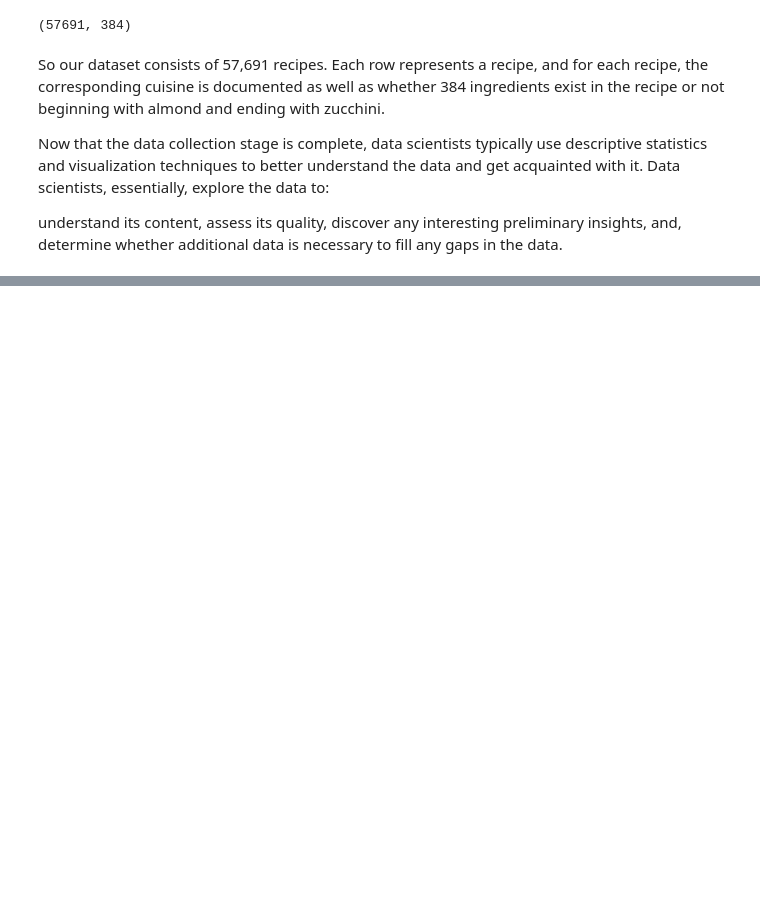
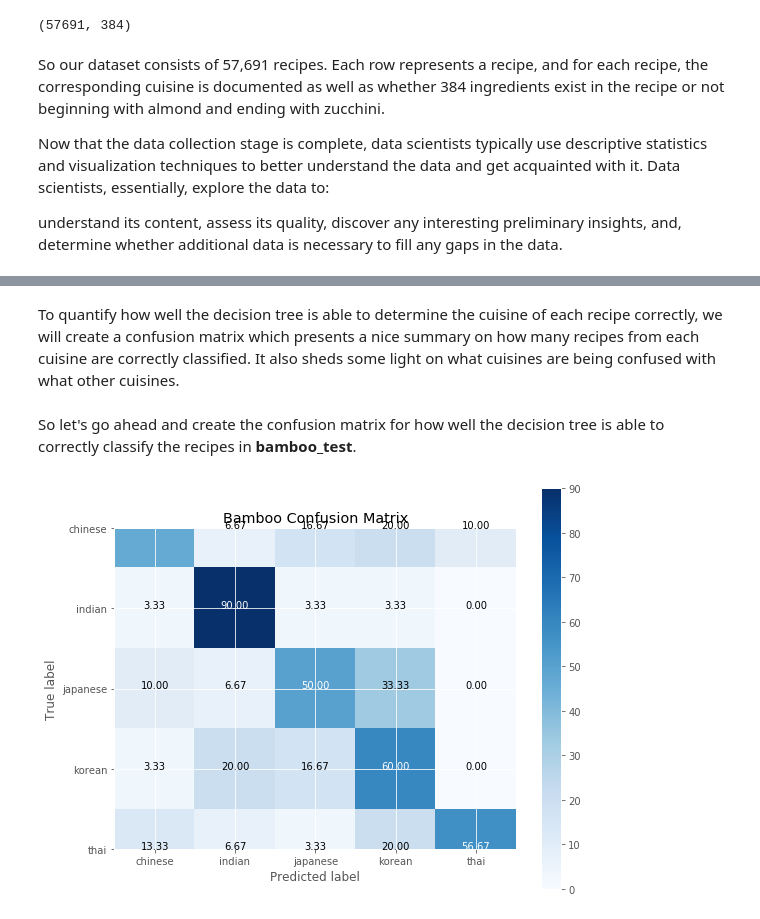
Before and after one commit to bhargavyagnik/Predicting-State-from-Recipe, a Jupyter notebook: Notebook.ipynb, the cells around one changed output, grey strips where cells are left out. Cells and saved outputs as stored; diff of their text form; code cells hidden in the pictures; blank space fills up the shorter version.

```diff
--- a/Notebook.ipynb
+++ b/Notebook.ipynb
@@ -137,0 +188,7 @@ ModuleNotFoundError: No module named 'graphviz'
+# %%
+# take 30 recipes from each cuisine
+random.seed(1234) # set random seed
+bamboo_test = bamboo.groupby("cuisine", group_keys=False).apply(lambda x: x.sample(sample_n))
+
+bamboo_test_ingredients = bamboo_test.iloc[:,1:] # ingredients
+bamboo_test_cuisines = bamboo_test["cuisine"] # corresponding cuisines or labels
@@ -137,0 +207,6 @@ ModuleNotFoundError: No module named 'graphviz'
+# %%
+bamboo_test_index = bamboo.index.isin(bamboo_test.index)
+bamboo_train = bamboo[~bamboo_test_index]
+
+bamboo_train_ingredients = bamboo_train.iloc[:,1:] # ingredients
+bamboo_train_cuisines = bamboo_train["cuisine"] # corresponding cuisines or labels
@@ -137,0 +226,5 @@ ModuleNotFoundError: No module named 'graphviz'
+# %%
+bamboo_train_tree = tree.DecisionTreeClassifier(max_depth=15)
+bamboo_train_tree.fit(bamboo_train_ingredients, bamboo_train_cuisines)
+
+print("Decision tree model saved to bamboo_train_tree!")
@@ -137,0 +253,38 @@ ModuleNotFoundError: No module named 'graphviz'
+# %%
+bamboo_pred_cuisines = bamboo_train_tree.predict(bamboo_test_ingredients)
+# %% [markdown]
+To quantify how well the decision tree is able to determine the cuisine of each recipe correctly, we will create a confusion matrix which presents a nice summary on how many recipes from each cuisine are correctly classified. It also sheds some light on what cuisines are being confused with what other cuisines.
+# %% [markdown]
+So let's go ahead and create the confusion matrix for how well the decision tree is able to correctly classify the recipes in **bamboo_test**.
+# %%
+test_cuisines = np.unique(bamboo_test_cuisines)
+bamboo_confusion_matrix = confusion_matrix(bamboo_test_cuisines, bamboo_pred_cuisines, test_cuisines)
+title = 'Bamboo Confusion Matrix'
+cmap = plt.cm.Blues
+
+plt.figure(figsize=(8, 6))
+bamboo_confusion_matrix = (
+    bamboo_confusion_matrix.astype('float') / bamboo_confusion_matrix.sum(axis=1)[:, np.newaxis]
+    ) * 100
+
+plt.imshow(bamboo_confusion_matrix, interpolation='nearest', cmap=cmap)
+plt.title(title)
+plt.colorbar()
+tick_marks = np.arange(len(test_cuisines))
+plt.xticks(tick_marks, test_cuisines)
+plt.yticks(tick_marks, test_cuisines)
+
+fmt = '.2f'
+thresh = bamboo_confusion_matrix.max() / 2.
+for i, j in itertools.product(range(bamboo_confusion_matrix.shape[0]), range(bamboo_confusion_matrix.shape[1])):
+    plt.text(j, i, format(bamboo_confusion_matrix[i, j], fmt),
+             horizontalalignment="center",
+             color="white" if bamboo_confusion_matrix[i, j] > thresh else "black")
+
+plt.tight_layout()
+plt.ylabel('True label')
+plt.xlabel('Predicted label')
+
+plt.show()
+# %% [output]
+[figure, added]
```
Also changed, not shown: parts of 24 cells of this notebook, 4 other files.
